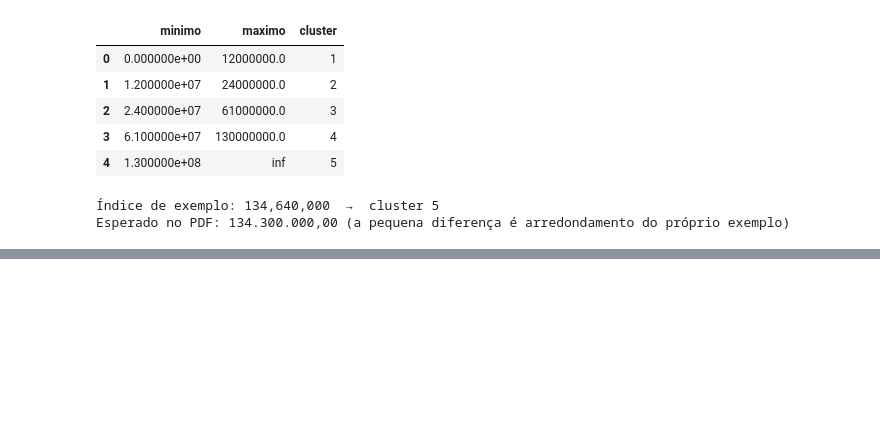
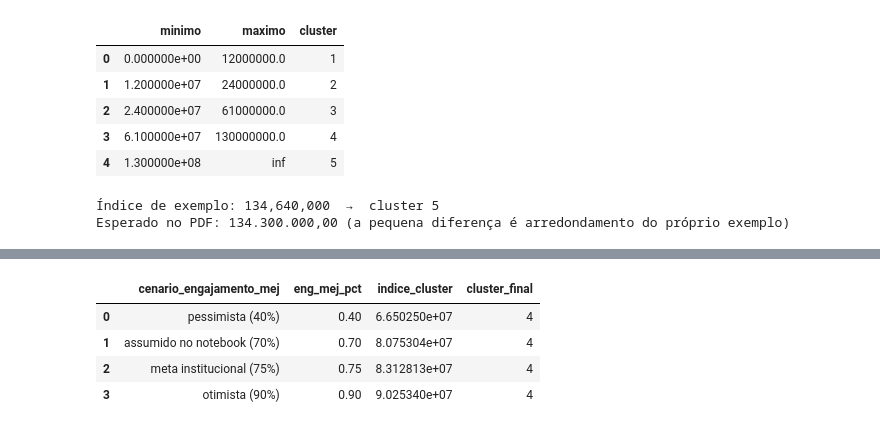
Before and after one commit to Italo27-py/Project_DEX_Asimov, a Jupyter notebook: Code_3.ipynb, the cells around one changed output, grey strips where cells are left out. Saved outputs shown, nothing was run; the diff lists cells and outputs as text; code cells hidden in the pictures; blank space fills up the shorter version.

Commit message:
cenario engajamento ej

```diff
--- a/Code_3.ipynb
+++ b/Code_3.ipynb
@@ -216,0 +225,24 @@ NameError: name 'trajetoria_metas' is not defined
+# %%
+cenarios_engajamento = {
+    'pessimista (40%)': 0.40,
+    'assumido no notebook (70%)': ENG_MEJ_PCT_ASSUMIDO,
+    'meta institucional (75%)': 0.75,
+    'otimista (90%)': 0.90,
+}
+
+linhas_sensibilidade = []
+for rotulo, valor in cenarios_engajamento.items():
+    resultado = avaliar_cenario(faturamento_projetado, CSAT_HISTORICO_GERAL, valor,
+                                 pct_colaborativo_projetado, qtd_impacto_ano)
+    linhas_sensibilidade.append({'cenario_engajamento_mej': rotulo, 'eng_mej_pct': valor,
+                                  'indice_cluster': resultado['indice_cluster'],
+                                  'cluster_final': resultado['cluster_final']})
+
+sensibilidade_eng_mej = pd.DataFrame(linhas_sensibilidade)
+sensibilidade_eng_mej
+# %% [output]
+|  | cenario_engajamento_mej | eng_mej_pct | indice_cluster | cluster_final |
+| 0 | pessimista (40%) | 0.40 | 6.650250e+07 | 4 |
+| 1 | assumido no notebook (70%) | 0.70 | 8.075304e+07 | 4 |
+| 2 | meta institucional (75%) | 0.75 | 8.312813e+07 | 4 |
+| 3 | otimista (90%) | 0.90 | 9.025340e+07 | 4 |
```
Also changed, not shown: parts of 3 cells of this notebook.
